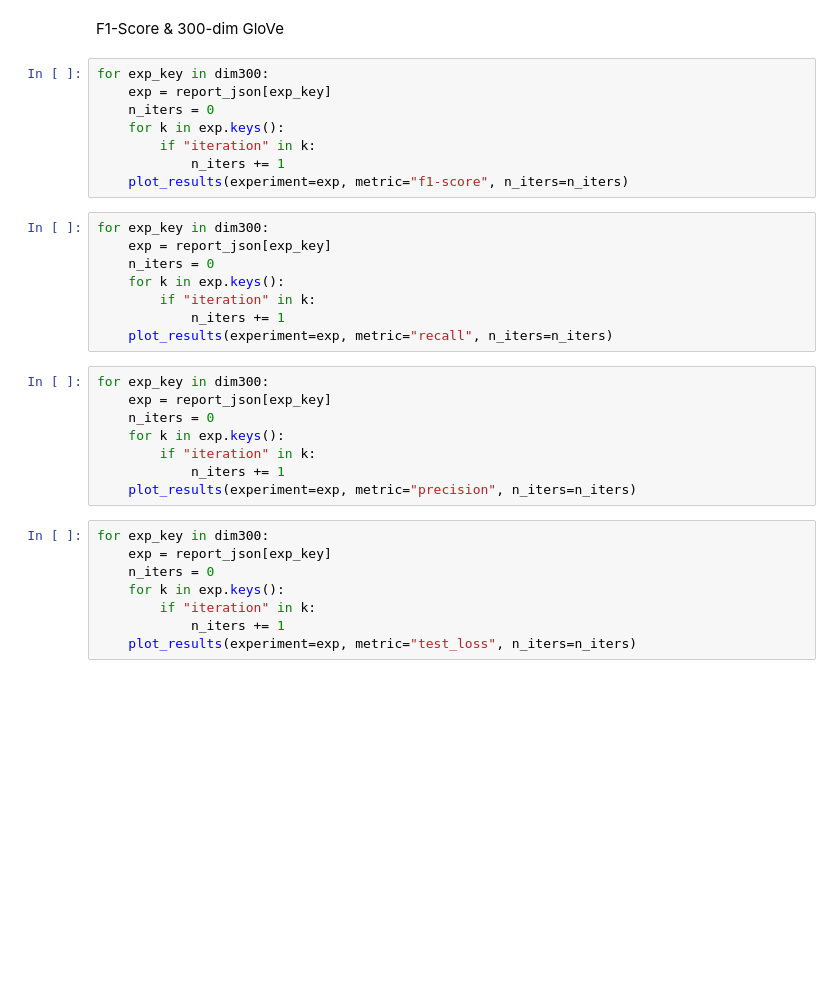
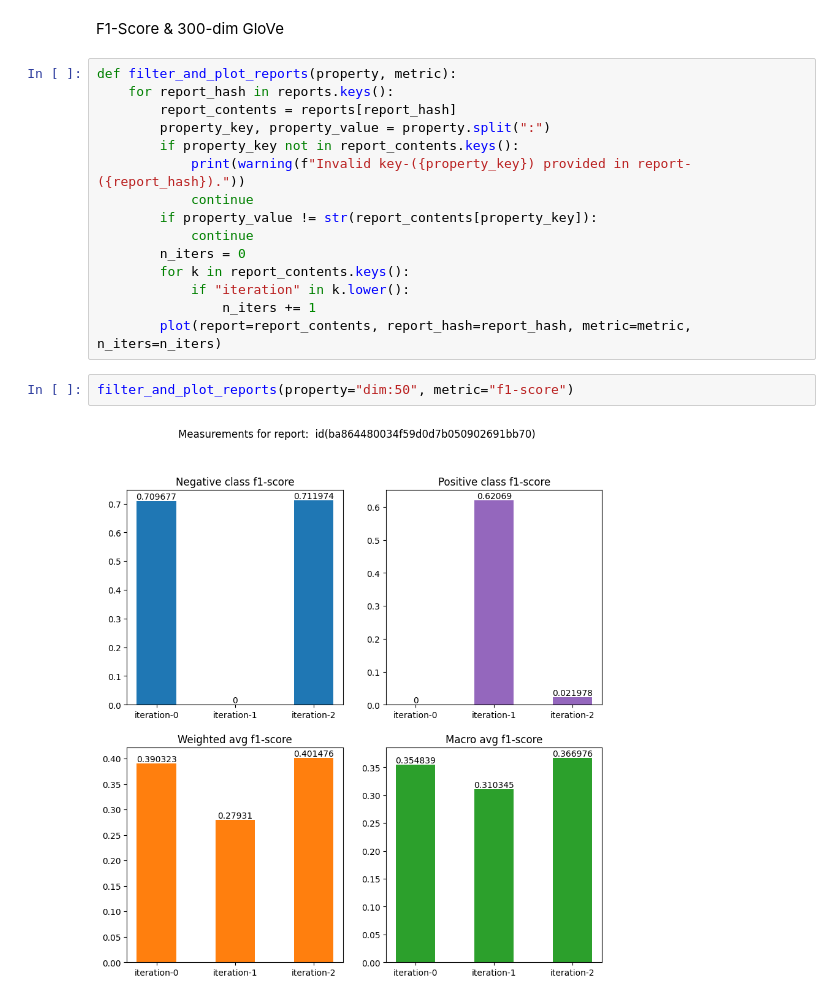
Before and after one commit to NikosKyriakakis/pu-learning, a Jupyter notebook: src/reporting.ipynb, the cells around one changed output. Cells and saved outputs as stored; diff of their text form; blank space fills up the shorter version.

```diff
--- a/src/reporting.ipynb
+++ b/src/reporting.ipynb
@@ -84,34 +81,21 @@ for key in exp_keys:
 # %% [markdown]
 F1-Score & 300-dim GloVe
-# %%
-for exp_key in dim300:
-    exp = report_json[exp_key]
-    n_iters = 0
-    for k in exp.keys():
-        if "iteration" in k:
-            n_iters += 1
-    plot_results(experiment=exp, metric="f1-score", n_iters=n_iters)
-# %%
-for exp_key in dim300:
-    exp = report_json[exp_key]
-    n_iters = 0
-    for k in exp.keys():
-        if "iteration" in k:
-            n_iters += 1
-    plot_results(experiment=exp, metric="recall", n_iters=n_iters)
-# %%
-for exp_key in dim300:
-    exp = report_json[exp_key]
-    n_iters = 0
-    for k in exp.keys():
-        if "iteration" in k:
-            n_iters += 1
-    plot_results(experiment=exp, metric="precision", n_iters=n_iters)
-# %%
-for exp_key in dim300:
-    exp = report_json[exp_key]
-    n_iters = 0
-    for k in exp.keys():
-        if "iteration" in k:
-            n_iters += 1
-    plot_results(experiment=exp, metric="test_loss", n_iters=n_iters)
+# %%
+def filter_and_plot_reports(property, metric):
+    for report_hash in reports.keys():
+        report_contents = reports[report_hash]
+        property_key, property_value = property.split(":")
+        if property_key not in report_contents.keys():
+            print(warning(f"Invalid key-({property_key}) provided in report-({report_hash})."))
+            continue
+        if property_value != str(report_contents[property_key]):
+            continue
+        n_iters = 0
+        for k in report_contents.keys():
+            if "iteration" in k.lower():
+                n_iters += 1
+        plot(report=report_contents, report_hash=report_hash, metric=metric, n_iters=n_iters)
+# %%
+filter_and_plot_reports(property="dim:50", metric="f1-score")
+# %% [output]
+[figure, added]
```
Also changed, not shown: parts of 5 cells of this notebook, 6 other files.
